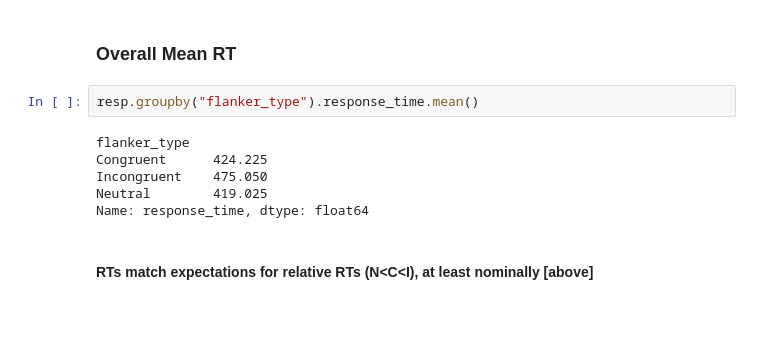
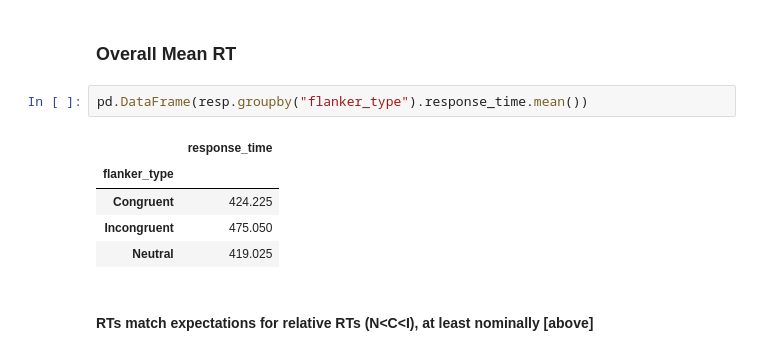
Before and after one commit to none2serious/MindLogger_Flanker_datacheck, a Jupyter notebook: Flanker_DataCheck_03292022.ipynb, the cells around one changed output. Cells and saved outputs as stored; diff of their text form; blank space fills up the shorter version.

```diff
--- a/Flanker_DataCheck_03292022.ipynb
+++ b/Flanker_DataCheck_03292022.ipynb
@@ -77,13 +77,13 @@ resp.response_time = resp.response_time.map(float)
 # %% [markdown]
 ### Overall Mean RT
 # %%
-resp.groupby("flanker_type").response_time.mean()
+pd.DataFrame(resp.groupby("flanker_type").response_time.mean())
 # %% [output]
-flanker_type
-Congruent      424.225
-Incongruent    475.050
-Neutral        419.025
-Name: response_time, dtype: float64
+|  | response_time |
+| flanker_type |  |
+| Congruent | 424.225 |
+| Incongruent | 475.050 |
+| Neutral | 419.025 |
 # %% [markdown]
 #### RTs match expectations for relative RTs (N<C<I), at least nominally [above]
 # %% [markdown]
```
Also changed, not shown: parts of 1 cell of this notebook.
